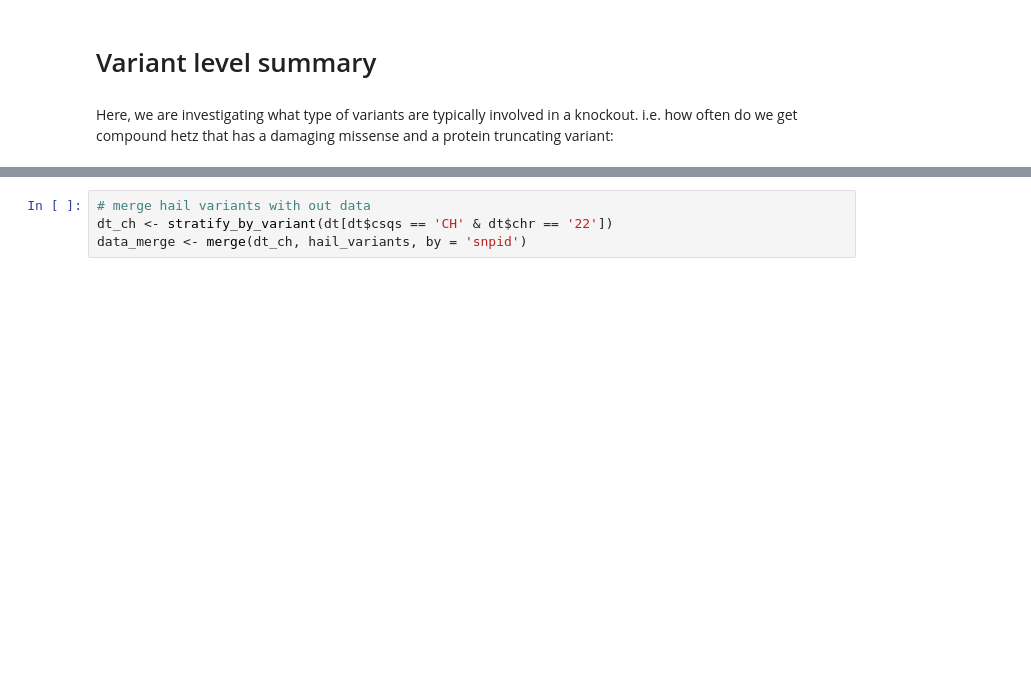
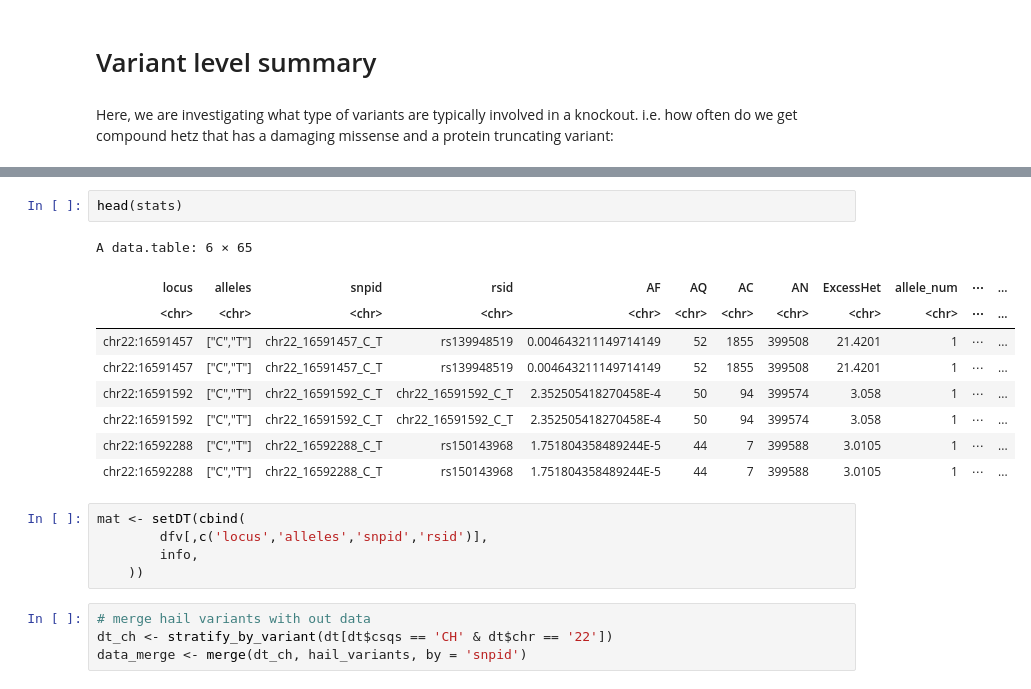
Before and after one commit to frhl/wes_ko_ukbb, a Jupyter notebook: notebooks/210923_knockout_summary.ipynb, the cells around one changed output, grey strips where cells are left out. Drawn from its saved outputs; the diff is of its cells as text; blank space fills up the shorter version.

```diff
--- a/notebooks/210923_knockout_summary.ipynb
+++ b/notebooks/210923_knockout_summary.ipynb
@@ -218,3 +294,20 @@ hail_variants <- unpack_hail_rows(dfv)
+# %%
+head(stats)
+# %% [output]
+A data.table: 6 × 65
+| locus | alleles | snpid | rsid | AF | AQ | AC | AN | ExcessHet | allele_num | ⋯ | ... |
+| <chr> | <chr> | <chr> | <chr> | <chr> | <chr> | <chr> | <chr> | <chr> | <chr> | ⋯ | ... |
+| chr22:16591457 | ["C","T"] | chr22_16591457_C_T | rs139948519 | 0.004643211149714149 | 52 | 1855 | 399508 | 21.4201 | 1 | ⋯ | ... |
+| chr22:16591457 | ["C","T"] | chr22_16591457_C_T | rs139948519 | 0.004643211149714149 | 52 | 1855 | 399508 | 21.4201 | 1 | ⋯ | ... |
+| chr22:16591592 | ["C","T"] | chr22_16591592_C_T | chr22_16591592_C_T | 2.352505418270458E-4 | 50 | 94 | 399574 | 3.058 | 1 | ⋯ | ... |
+| chr22:16591592 | ["C","T"] | chr22_16591592_C_T | chr22_16591592_C_T | 2.352505418270458E-4 | 50 | 94 | 399574 | 3.058 | 1 | ⋯ | ... |
+| chr22:16592288 | ["C","T"] | chr22_16592288_C_T | rs150143968 | 1.751804358489244E-5 | 44 | 7 | 399588 | 3.0105 | 1 | ⋯ | ... |
+| chr22:16592288 | ["C","T"] | chr22_16592288_C_T | rs150143968 | 1.751804358489244E-5 | 44 | 7 | 399588 | 3.0105 | 1 | ⋯ | ... |
+# %%
+mat <- setDT(cbind(
+        dfv[,c('locus','alleles','snpid','rsid')],
+        info,
+    ))
 # %%
 # merge hail variants with out data
 dt_ch <- stratify_by_variant(dt[dt$csqs == 'CH' & dt$chr == '22'])
```
Also changed, not shown: parts of 11 cells of this notebook, 7 other files.
